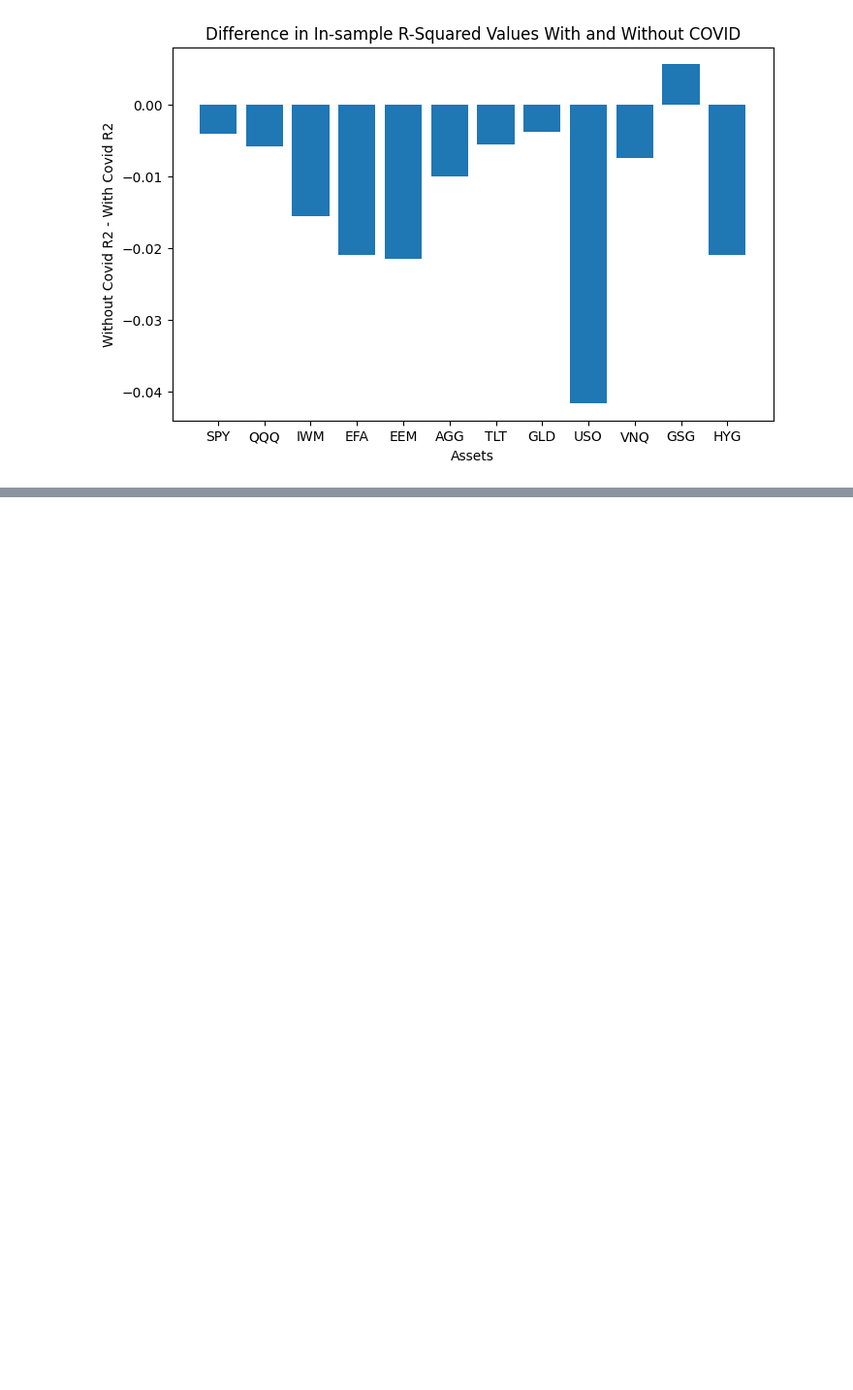
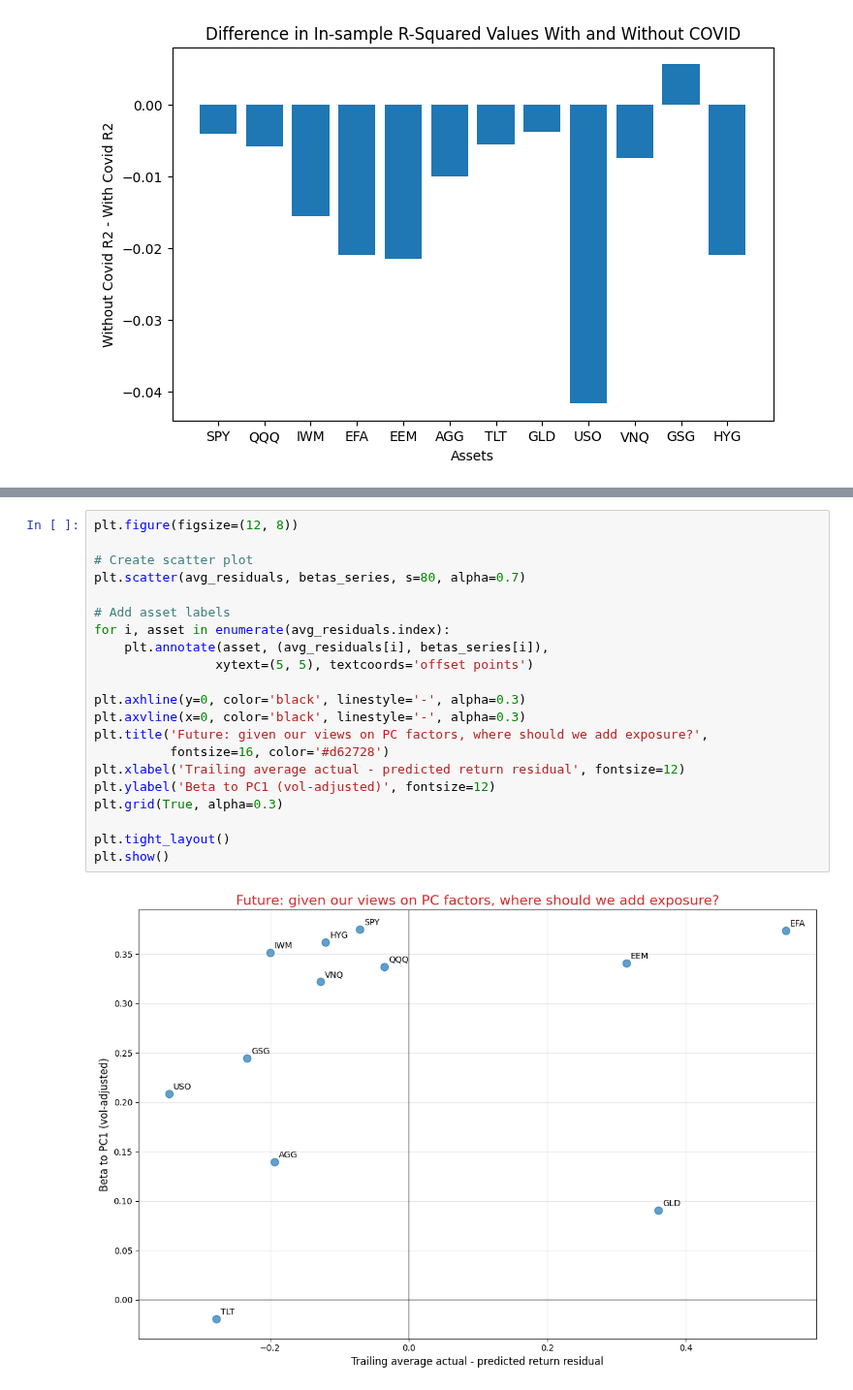
Before and after one commit to Kunj121/MacroFinance_HW2, a Jupyter notebook: hw3/macro_factors.ipynb, the cells around one changed output, grey strips where cells are left out. Shown at 97% size. Drawn from its saved outputs; the diff is of its cells as text; blank space fills up the shorter version.

```diff
--- a/hw3/macro_factors.ipynb
+++ b/hw3/macro_factors.ipynb
@@ -405,0 +629,23 @@ plt.show()
+# %%
+plt.figure(figsize=(12, 8))
+
+# Create scatter plot
+plt.scatter(avg_residuals, betas_series, s=80, alpha=0.7)
+
+# Add asset labels
+for i, asset in enumerate(avg_residuals.index):
+    plt.annotate(asset, (avg_residuals[i], betas_series[i]),
+                xytext=(5, 5), textcoords='offset points')
+
+plt.axhline(y=0, color='black', linestyle='-', alpha=0.3)
+plt.axvline(x=0, color='black', linestyle='-', alpha=0.3)
+plt.title('Future: given our views on PC factors, where should we add exposure?',
+          fontsize=16, color='#d62728')
+plt.xlabel('Trailing average actual - predicted return residual', fontsize=12)
+plt.ylabel('Beta to PC1 (vol-adjusted)', fontsize=12)
+plt.grid(True, alpha=0.3)
+
+plt.tight_layout()
+plt.show()
+# %% [output]
+[figure, added]
```
Also changed, not shown: parts of 30 cells of this notebook.
